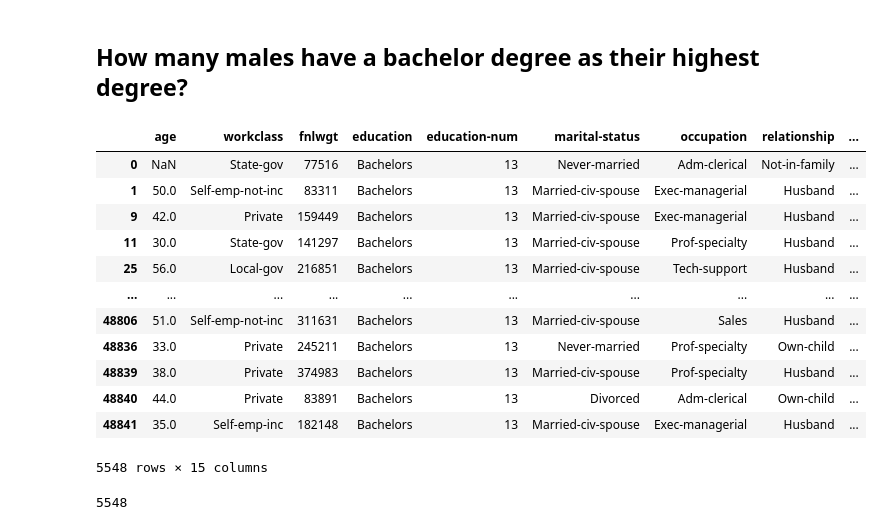
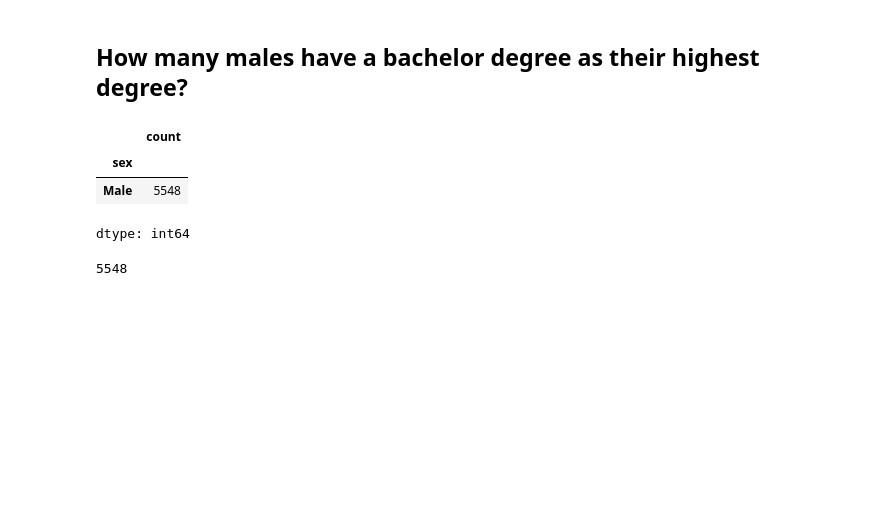
Before and after one commit to andy7622y/myfb, a Jupyter notebook: IS557/1Exercise 09.ipynb, the cells around one changed output. Drawn from its saved outputs; the diff is of its cells as text; code cells hidden in the pictures; blank space fills up the shorter version.

```diff
--- a/IS557/1Exercise 09.ipynb
+++ b/IS557/1Exercise 09.ipynb
@@ -77,21 +107,12 @@ np.sum(df_Bachelor['capital-loss'])
 ## How many males have a bachelor degree as their highest degree?
 # %%
 df_BM = df[(df['sex'] == 'Male') & (df['education'] == 'Bachelors')]
-df_BM
+df_BM['sex'].value_counts()
 # %% [output]
-|  | age | workclass | fnlwgt | education | education-num | marital-status | occupation | relationship | ... |
-| 0 | NaN | State-gov | 77516 | Bachelors | 13 | Never-married | Adm-clerical | Not-in-family | ... |
-| 1 | 50.0 | Self-emp-not-inc | 83311 | Bachelors | 13 | Married-civ-spouse | Exec-managerial | Husband | ... |
-| 9 | 42.0 | Private | 159449 | Bachelors | 13 | Married-civ-spouse | Exec-managerial | Husband | ... |
-| 11 | 30.0 | State-gov | 141297 | Bachelors | 13 | Married-civ-spouse | Prof-specialty | Husband | ... |
-| 25 | 56.0 | Local-gov | 216851 | Bachelors | 13 | Married-civ-spouse | Tech-support | Husband | ... |
-| ... | ... | ... | ... | ... | ... | ... | ... | ... | ... |
-| 48806 | 51.0 | Self-emp-not-inc | 311631 | Bachelors | 13 | Married-civ-spouse | Sales | Husband | ... |
-| 48836 | 33.0 | Private | 245211 | Bachelors | 13 | Never-married | Prof-specialty | Own-child | ... |
-| 48839 | 38.0 | Private | 374983 | Bachelors | 13 | Married-civ-spouse | Prof-specialty | Husband | ... |
-| 48840 | 44.0 | Private | 83891 | Bachelors | 13 | Divorced | Adm-clerical | Own-child | ... |
-| 48841 | 35.0 | Self-emp-inc | 182148 | Bachelors | 13 | Married-civ-spouse | Exec-managerial | Husband | ... |
+|  | count |
+| sex |  |
+| Male | 5548 |
-5548 rows × 15 columns
+dtype: int64
 # %%
 ((df['sex'] == 'Male') & (df['education'] == 'Bachelors')).sum()
 # %% [output]
```
Also changed, not shown: parts of 11 cells of this notebook.
